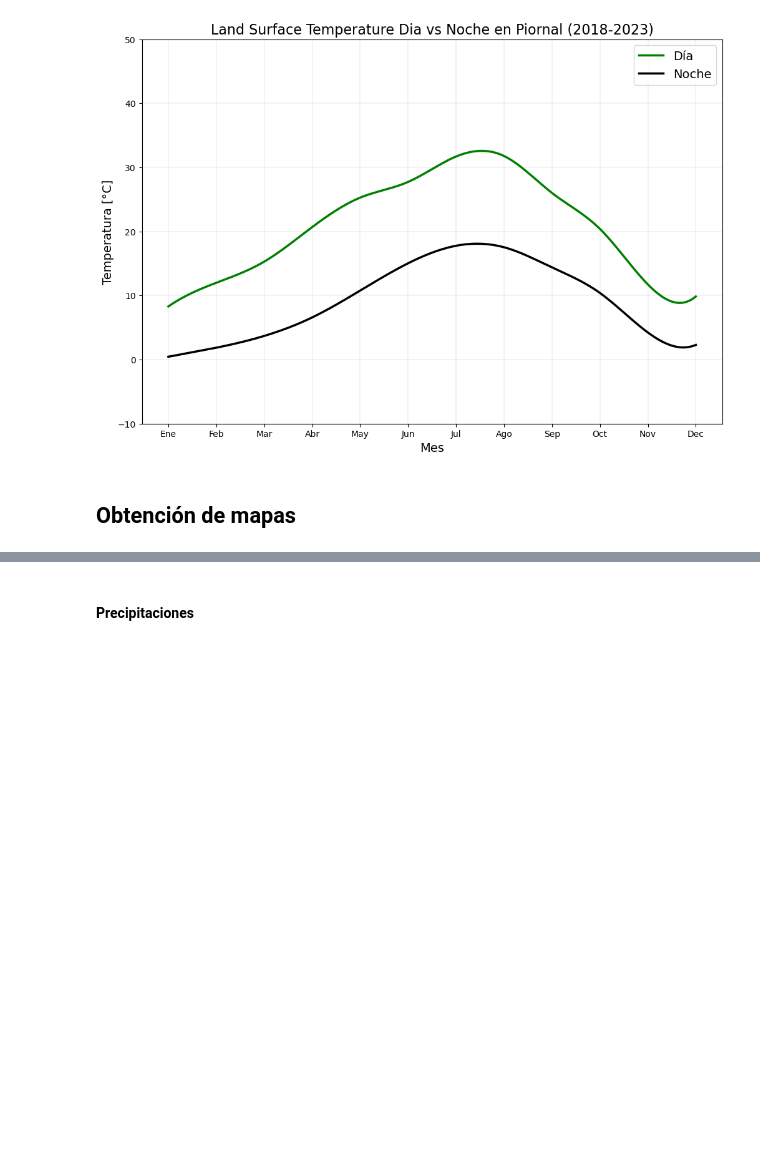
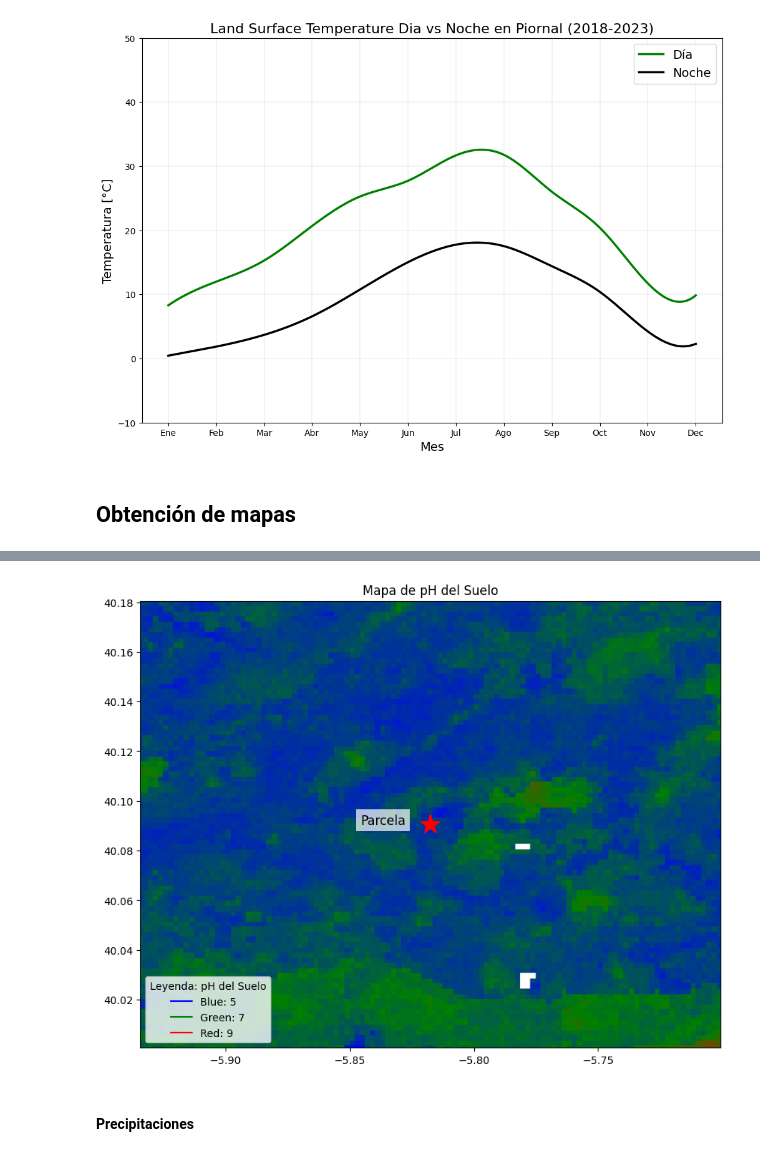
Before and after one commit to Deode22/Teledeteccion_Apuntes, a Jupyter notebook: GEE/Herramienta-GEE.ipynb, the cells around one changed output, grey strips where cells are left out. Drawn from its saved outputs; the diff is of its cells as text; code cells hidden in the pictures; blank space fills up the shorter version.

```diff
--- a/GEE/Herramienta-GEE.ipynb
+++ b/GEE/Herramienta-GEE.ipynb
@@ -653,2 +503,59 @@ m
+# %%
+# Definir la colección de pH del suelo (0-5 cm profundidad)
+ph_soil = ee.Image('OpenLandMap/SOL/SOL_PH-H2O_USDA-4C1A2A_M/v02').select('b10')
+
+# Hacer que los píxeles con valores de pH nulos sean transparentes
+ph_soil_img = ph_soil.updateMask(ph_soil.neq(-9999))
+
+# Definir las coordenadas del punto de interés y el radio de amortiguamiento (en metros)
+u_poi = ee.Geometry.Point(u_lon, u_lat)
+pior = u_poi.buffer(10000)
+
+# Obtener la URL de la imagen de pH del suelo
+ph_url = ph_soil_img.getThumbURL({
+    'min': 50, 'max': 90, 'region': pior,
+    'dimensions': 512, 'palette': ['blue', 'green', 'red']
+})
+
+# Descargar la imagen de pH del suelo y convertirla en un array de numpy
+with urllib.request.urlopen(ph_url) as url:
+    with Image.open(url) as img:
+        ph_img = np.array(img)
+
+# Crear la figura y el eje
+fig, ax = plt.subplots(figsize=(10, 10))
+
+# Mostrar la imagen de pH del suelo
+ax.imshow(ph_img, extent=[pior.bounds().getInfo()['coordinates'][0][0][0],
+                          pior.bounds().getInfo()['coordinates'][0][2][0],
+                          pior.bounds().getInfo()['coordinates'][0][0][1],
+                          pior.bounds().getInfo()['coordinates'][0][2][1]])
+
+# Añadir el punto de interés
+ax.plot(u_lon, u_lat, '*', markersize=20, color = 'red')
+
+# Añadir la etiqueta de la parcela
+ax.text(u_lon - 0.01, u_lat, 'Parcela', fontsize=12, ha='right',
+        bbox=dict(facecolor='white', edgecolor='none', alpha=0.7))
+
+# Añadir título y etiquetas
+ax.set_title('Mapa de pH del Suelo')
+ax.set_xlabel('')
+ax.set_ylabel('')
+
+# Añadir una leyenda
+legend_labels = ['5', '7', '9']
+legend_colors = ['blue', 'green', 'red']
+for label, color in zip(legend_labels, legend_colors):
+    ax.plot([], [], color=color, label=f'{color.capitalize()}: {label}')
+ax.legend(loc='lower left', title='Leyenda: pH del Suelo')
+
+# Guardar la imagen
+plt.savefig('mapa_ph_suelo.png')
+
+# Mostrar la imagen
+plt.show()
+# %% [output]
+[figure, added]
 # %% [markdown]
 #### Precipitaciones
```
Also changed, not shown: parts of 15 cells of this notebook, 4 other files.
